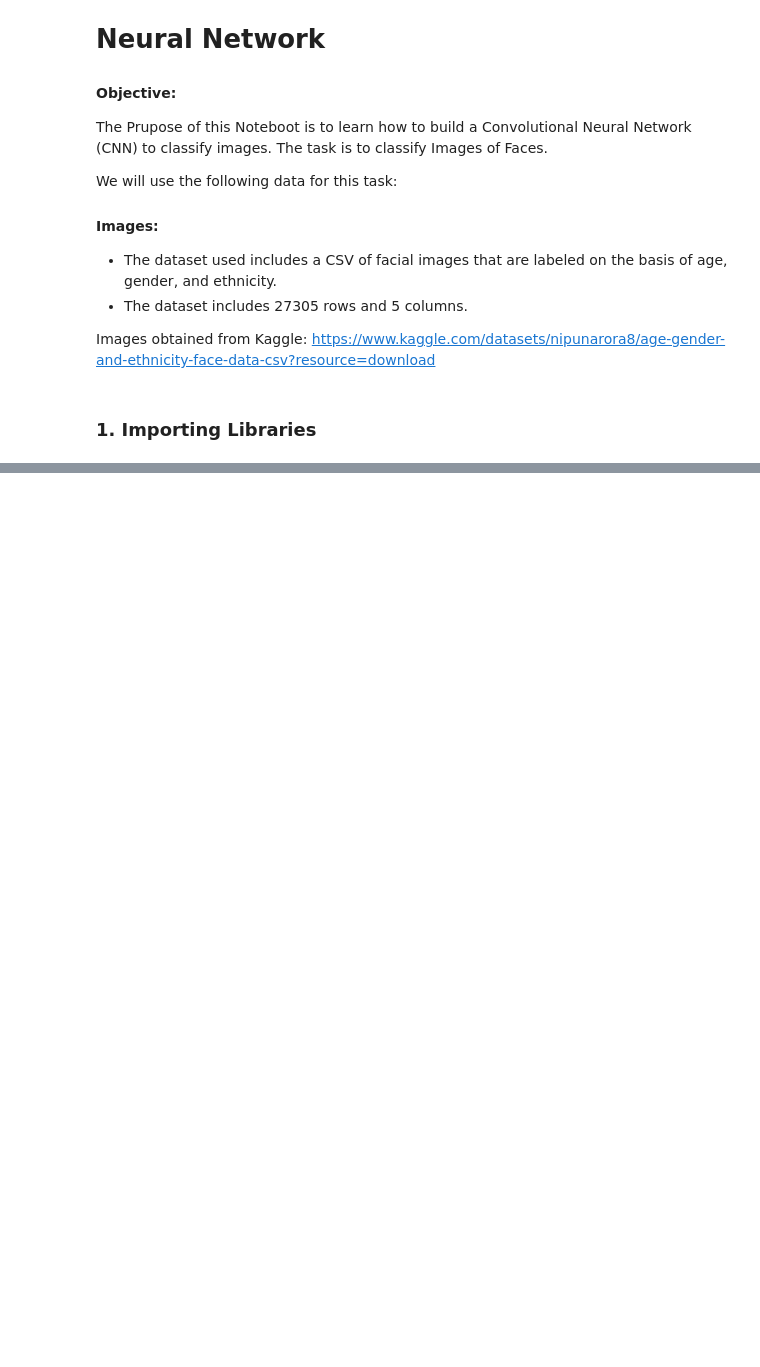
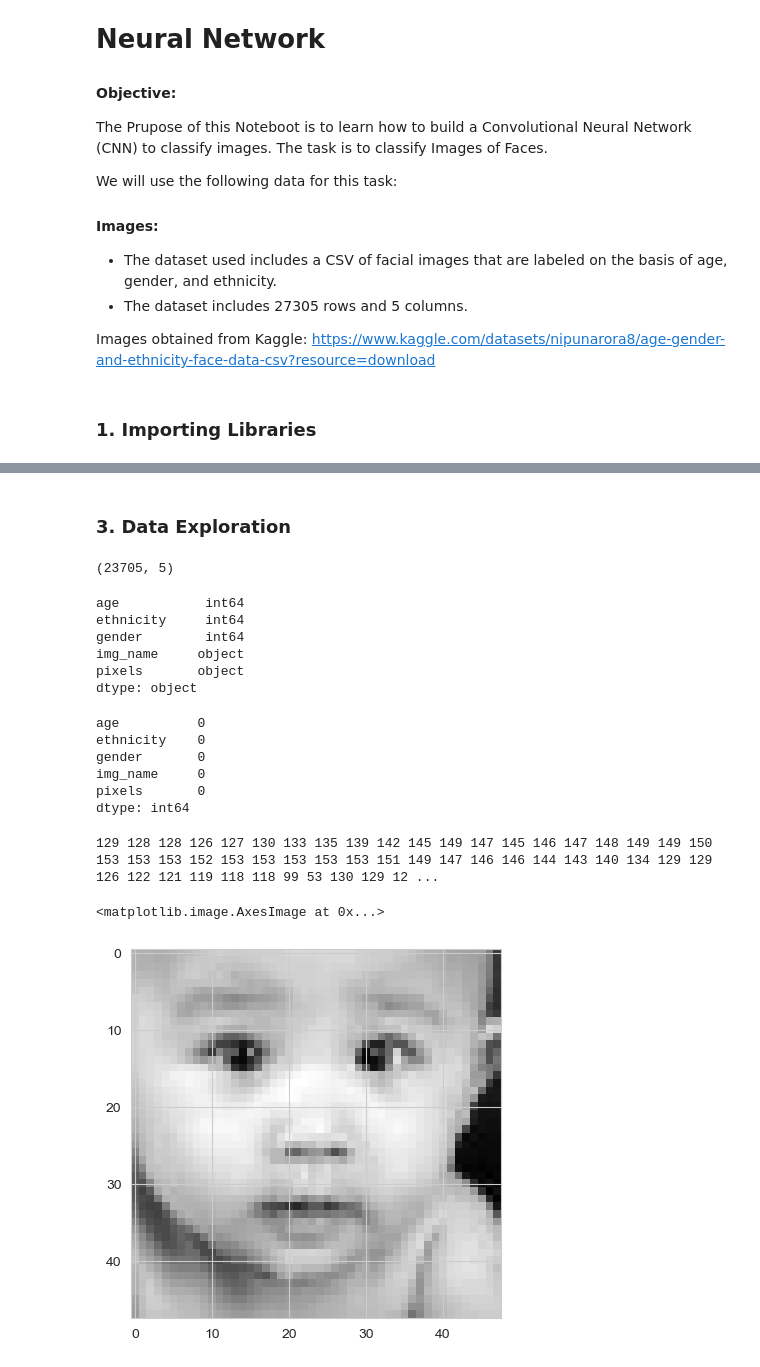
Before and after one commit to SimonB97/img-classification, a Jupyter notebook: src/01_image_classification.ipynb, the cells around one changed output, grey strips where cells are left out. Drawn from its saved outputs; the diff is of its cells as text; code cells hidden in the pictures; blank space fills up the shorter version.

```diff
--- a/src/01_image_classification.ipynb
+++ b/src/01_image_classification.ipynb
@@ -29,0 +36,4 @@ path = Path('')
+# %%
+# Defining the path to the data
+path_data = path/'data/age_gender.csv'
+path_data
@@ -29,0 +42,3 @@ path = Path('')
+# %%
+df = pd.read_csv(path_data)
+df.head()
@@ -29,0 +52,47 @@ path = Path('')
+# %% [markdown]
+### 3. Data Exploration
+# %%
+# Checking the shape of the data
+df.shape
+# %% [output]
+(23705, 5)
+# %%
+# Checking the data types
+df.dtypes
+# %% [output]
+age           int64
+ethnicity     int64
+gender        int64
+img_name     object
+pixels       object
+dtype: object
+# %%
+# Checking for missing values
+df.isnull().sum()
+# %% [output]
+age          0
+ethnicity    0
+gender       0
+img_name     0
+pixels       0
+dtype: int64
+# %%
+# print first row of pixels column
+print(df['pixels'][0])
+# %% [output]
+129 128 128 126 127 130 133 135 139 142 145 149 147 145 146 147 148 149 149 150 153 153 153 152 153 153 153 153 153 151 149 147 146 146 144 143 140 134 129 129 126 122 121 119 118 118 99 53 130 129 12 ...
+# %%
+# define function to convert pixels to image
+def str_to_nparray(pixel_str):
+    '''
+    This function converts the string of pixels to a numpy array
+    '''
+    return np.array(pixel_str.split(' '), dtype='float32').reshape(48,48)
+# %%
+# convert the first row of pixels column to numpy array
+img = str_to_nparray(df['pixels'][0])
+# %%
+plt.imshow(img, cmap='gray')
+# %% [output]
+<matplotlib.image.AxesImage at 0x...>
+[figure, added]
```
Also changed, not shown: parts of 7 cells of this notebook, 1 other file.
